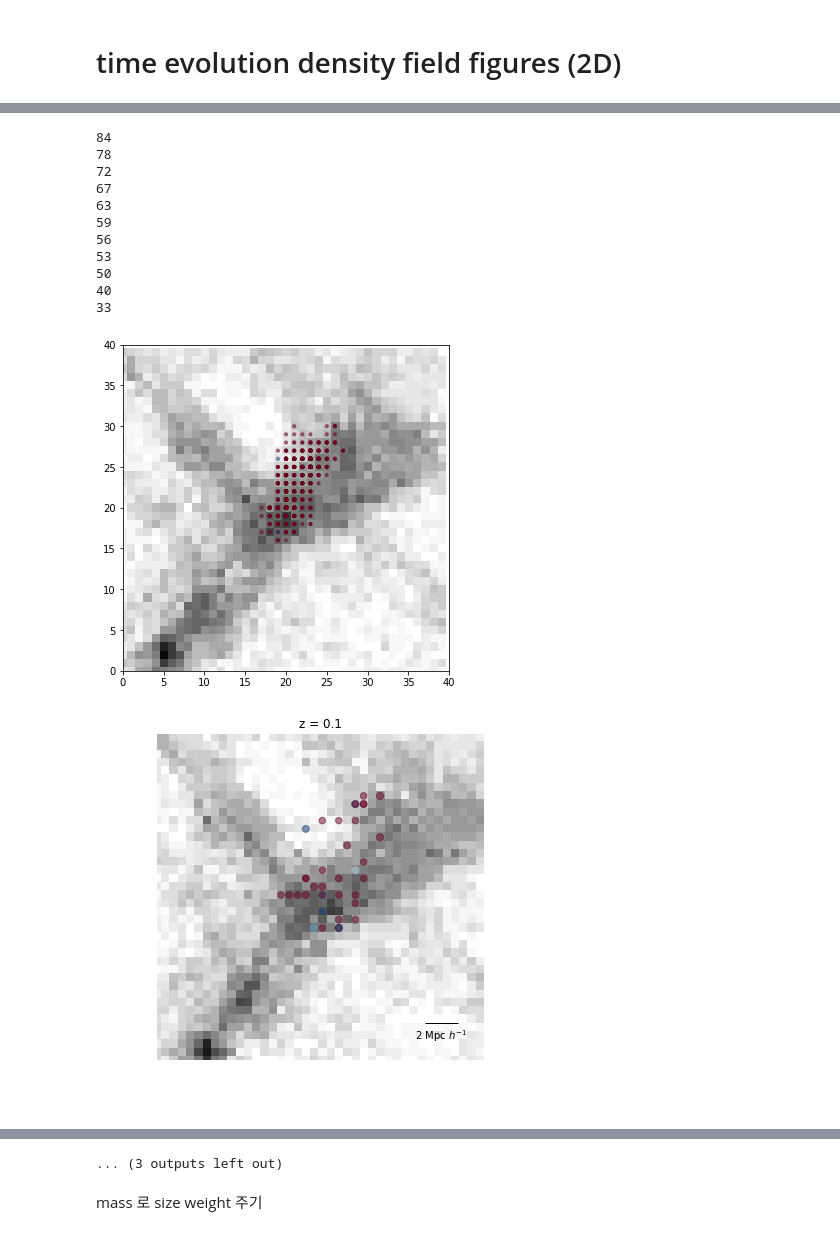
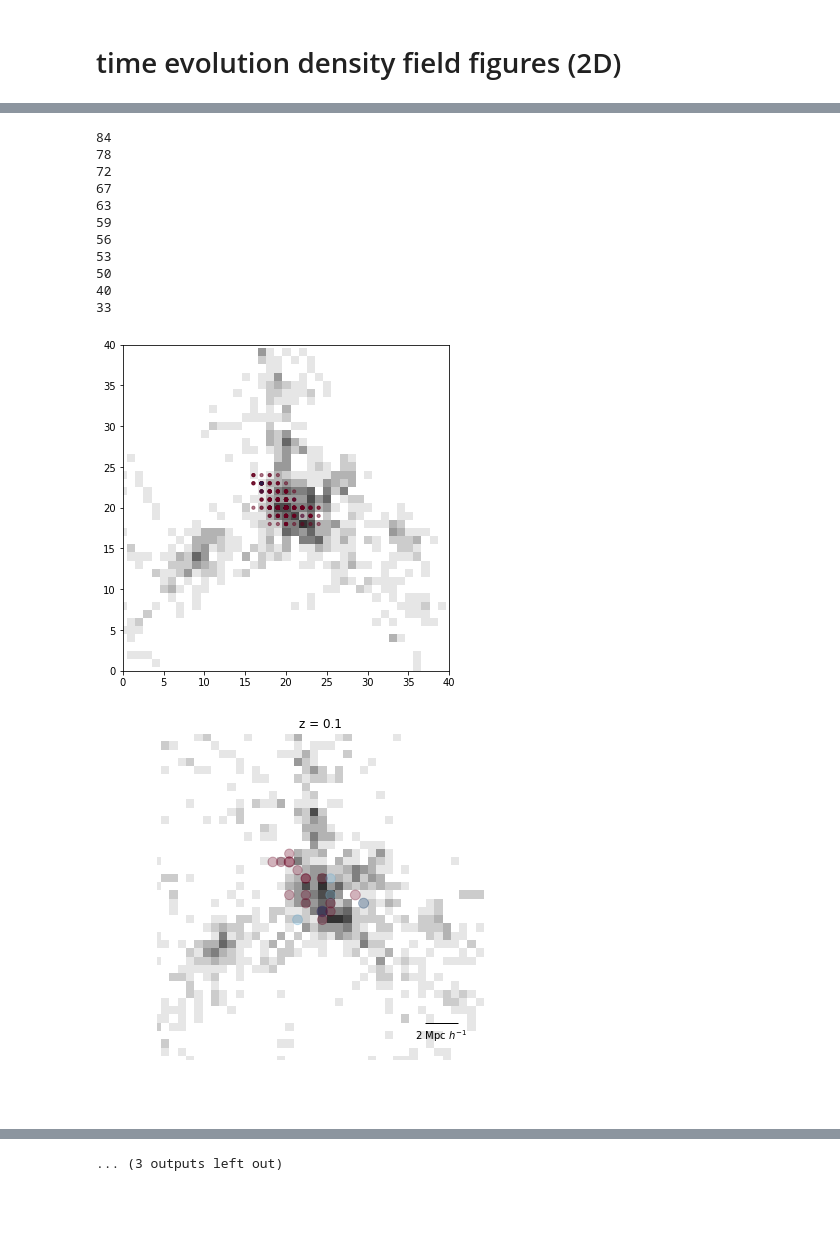
Before and after one commit to eunheeko/WFMinIllustrisTNG, a Jupyter notebook: accretion_history.ipynb, the cells around one changed output, grey strips where cells are left out. Cells and saved outputs as stored; diff of their text form; code cells hidden in the pictures; blank space fills up the shorter version.

Commit message:
add disperse overlaping figures

```diff
--- a/accretion_history.ipynb
+++ b/accretion_history.ipynb
@@ -1381,7 +1364,7 @@ ax.scatter(zs_full[1:], final_probs_mean, color = 'royalblue', marker = '^', alp
 ax.errorbar(zs_full[1:], final_probs_mean, yerr = final_probs_std, linestyle = '', color = 'royalblue', capsize = 3)
 
 ax.set_xlim(2.1, -0.1)
-ax.set_ylim(0.980, 1.002)
+ax.set_ylim(0.950, 1.002)
 
 ax.set_xlabel('redshift', fontsize = 15)
 ax.set_ylabel('residence rate', fontsize = 15)
@@ -1398,5 +1381,5 @@ ax.tick_params(which = 'minor', length = 5, direction = 'in', labelsize = 13)
 ax.xaxis.set_ticks_position('both')
 ax.yaxis.set_ticks_position('both')
 
-fig.savefig('./figs/residence_rate.png')
+# fig.savefig('./figs/residence_rate.png')
 # %% [output]
@@ -1407,3 +1390,29 @@ snaps_full[1:]
 array([91, 84, 78, 72, 67, 63, 59, 56, 53, 50, 40, 33])
 # %% [markdown]
 # time evolution density field figures (2D)
+# %%
+fofs_snaps = []
+
+for snap in snaps_full:
+
+    print(snap)
+
+    # load subhalo at given snap
+    subhalos_curr = h5py.File(f'./subhalos/subs_{snap:d}.hdf5', 'r')
+
+    gal_mask = subhalos_curr['SubhaloMassType'][:, 4] * 1e10 / 0.704 >= 10**8.5
+    z = zs_full[snaps_full == 99][0]
+
+    #grid at certain snap
+    bins = np.arange(0 , 205000, 500)
+    coords = np.array(list(zip(subhalos_curr['SubhaloPos'][:, 0][gal_mask], subhalos_curr['SubhaloPos'][:, 1][gal_mask], subhalos_curr['SubhaloPos'][:, 2][gal_mask])))
+
+    grid, (xedges, yedges, zedges) = np.histogramdd(coords, bins = (bins, bins, bins))
+    mean, std = np.mean(grid), np.std(grid)
+
+    filtered = uniform_filter(grid, 3, mode = 'wrap')
+    mean2, std2 = np.mean(filtered), np.std(filtered)
+
+    fofgrid = (grid >= mean2 + std2 * 2)
+
+    fofs_snaps.append(fofgrid)
@@ -1417,11 +1487,9 @@ z = zs_full[snaps_full == 99][0]
 # # galaxy mask
 gal_mask = subhalos_curr['SubhaloMassType'][:, 4] * 1e10 / 0.704 >= 10**8.5
 
-# isin_total = []
-
 # investigate the individual galaxy cluster candidates at given snapshot
 # for c in range(len(trees)):
-for c in range(1):
+for c in range(3, 4):
 
     t = trees[c]
 
@@ -1465,7 +1533,7 @@ for c in range(1):
     grid_bool[cands[findex][:, 0], cands[findex][:, 1], cands[findex][:, 2]] = 1
 
     fig, ax = plt.subplots(figsize = (6, 6))
-    ax.imshow(np.sum(grid_bool, axis = 2), cmap = 'gray_r', vmin = 0, vmax = 30)
+    ax.imshow(np.sum(grid_bool, axis = 2), cmap = 'gray_r', vmin = 0, vmax = 10)
     ax.scatter(idx_currmem[:, 0], idx_currmem[:, 1],  c = np.log10(ssfrs+1e-15), vmin = -13, vmax = -9, cmap = 'RdBu', alpha = .5, s = 10)
     ax.set_xlim(0, 40)
     ax.set_ylim(0, 40)
@@ -1491,7 +1559,6 @@ for c in range(1):
         before_mask = t['SnapNum'] == snap
 
         if sum(before_mask) == 0:
-            isin_cls.append(np.nan)
             continue
 
         # infalling member
@@ -1514,7 +1581,6 @@ for c in range(1):
 
         # when there is no infalling group/subhalo
         if len(ids_infallmem) == 0:
-            isin_cls.append(np.nan)
             continue
 
         # calculate FOF inclusion ratio
@@ -1548,8 +1614,8 @@ for c in range(1):
         grid_bool[cands[findex][:, 0], cands[findex][:, 1], cands[findex][:, 2]] = 1
 
         fig, ax = plt.subplots(figsize = (6, 6))
-        ax.imshow(np.sum(subgrid, axis = 2), cmap = 'gray_r', vmin = 0, vmax = 30)
-        ax.scatter(idx_infallmem[:, 0], idx_infallmem[:, 1], c = np.log10(ssfrs+1e-15), vmin = -13, vmax = -9, cmap = 'RdBu', alpha = .5, s = np.log10(mass_infallmem) * 5)
+        ax.imshow(np.sum(subgrid, axis = 2), cmap = 'gray_r', vmin = 0, vmax = 10)
+        ax.scatter(idx_infallmem[:, 0], idx_infallmem[:, 1], c = np.log10(ssfrs+1e-15), vmin = -13, vmax = -9, cmap = 'RdBu', alpha = .3, s = np.log10(mass_infallmem) * 10)
         ax.set_xlim(0, 39.5)
         ax.set_ylim(0, 39.5)
 
@@ -1571,6 +1637,4 @@ for c in range(1):
         ax.set_title(f'z = {z:.1f}')
 
         fig.savefig(f'./figs/evolution_z_{z:.1f}.png')
-#     with open(f'./path_prob/cands{c:d}', 'wb') as f:
-#         pickle.dump(isin_cls, f)
 # %% [output]
@@ -1593,14 +1657,14 @@ Warning, empty return. Subhalo [6904] at snapNum [99] not in tree.
 91
 84
 78
 72
 67
 63
 59
 56
 53
 50
 40
 33
-[figure, old version]
+[figure, new version]
-[figure, old version]
+[figure, new version]
@@ -1615,3 +1679 @@ Warning, empty return. Subhalo [6904] at snapNum [99] not in tree.
 ... (3 outputs left out)
-# %% [markdown]
-mass 로 size weight 주기
```
Also changed, not shown: parts of 25 cells of this notebook.
